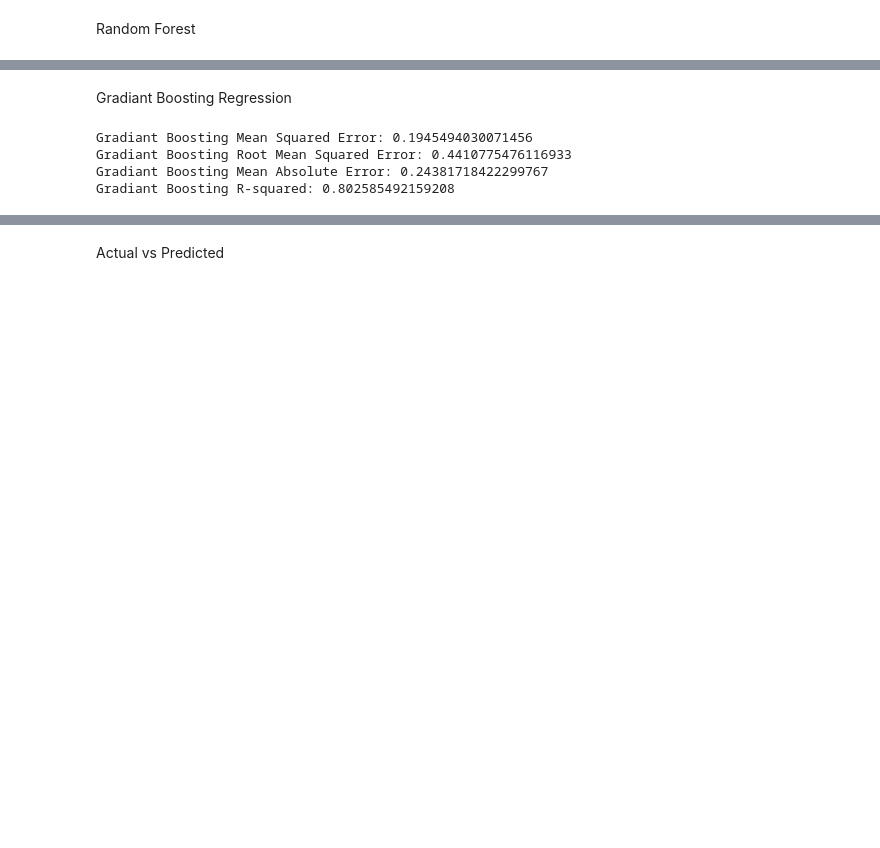
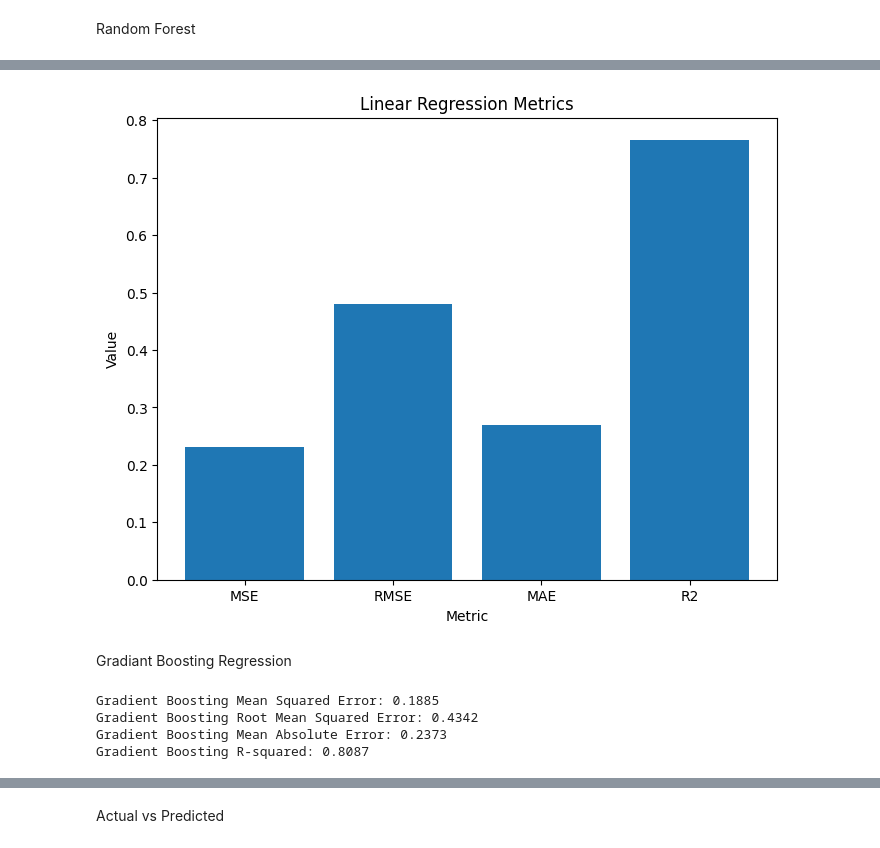
Before and after one commit to JonathanCharles123/IntelSystems, a Jupyter notebook: NoteBooks/Uber1.ipynb, the cells around one changed output, grey strips where cells are left out. Cells and saved outputs as stored; diff of their text form; code cells hidden in the pictures; blank space fills up the shorter version.

```diff
--- a/NoteBooks/Uber1.ipynb
+++ b/NoteBooks/Uber1.ipynb
@@ -230,3 +243,17 @@ Random Forest R-squared: 0.7259604917352755
+# %%
+import matplotlib.pyplot as plt
+
+metrics = ['MSE', 'RMSE', 'MAE','R2']
+values = [RFmse, rmse, mae,r2]
+
+plt.figure(figsize=(8, 6))
+plt.bar(metrics, values)
+plt.xlabel('Metric')
+plt.ylabel('Value')
+plt.title('Linear Regression Metrics')
+plt.show()
+# %% [output]
+[figure, added]
 # %% [markdown]
 Gradiant Boosting Regression
 # %%
@@ -240,20 +267,17 @@ gb_regressor.fit(x_train, y_train.ravel())
 GB_y_pred = gb_regressor.predict(x_test)
 # %%
 # Calculate regression metrics
-mse = mean_squared_error(y_test, GB_y_pred)
+GBmse = mean_squared_error(y_test, GB_y_pred)
 mae = mean_absolute_error(y_test, GB_y_pred)
 r2 = r2_score(y_test, GB_y_pred)
-rmse = np.sqrt(mse)
+rmse = np.sqrt(GBmse)
 
-print("Gradiant Boosting Mean Squared Error:", mse)
-
-
-print("Gradiant Boosting Root Mean Squared Error:", rmse)
-
-print("Gradiant Boosting Mean Absolute Error:", mae)
-print("Gradiant Boosting R-squared:", r2)
+print(f"Gradient Boosting - Mean Squared Error (MSE): {GBmse:.6f}")
+print(f"Gradient Boosting - Mean Absolute Error (MAE): {mae:.6f}")
+print(f"Gradient Boosting - R-squared (R2): {r2:.6f}")
+print(f"Gradient Boosting - Root Mean Squared Error (RMSE): {rmse:.6f}")
 # %% [output]
-Gradiant Boosting Mean Squared Error: 0.1945494030071456
-Gradiant Boosting Root Mean Squared Error: 0.4410775476116933
-Gradiant Boosting Mean Absolute Error: 0.24381718422299767
-Gradiant Boosting R-squared: 0.802585492159208
+Gradient Boosting Mean Squared Error: 0.1885
+Gradient Boosting Root Mean Squared Error: 0.4342
+Gradient Boosting Mean Absolute Error: 0.2373
+Gradient Boosting R-squared: 0.8087
```
Also changed, not shown: parts of 15 cells of this notebook.
